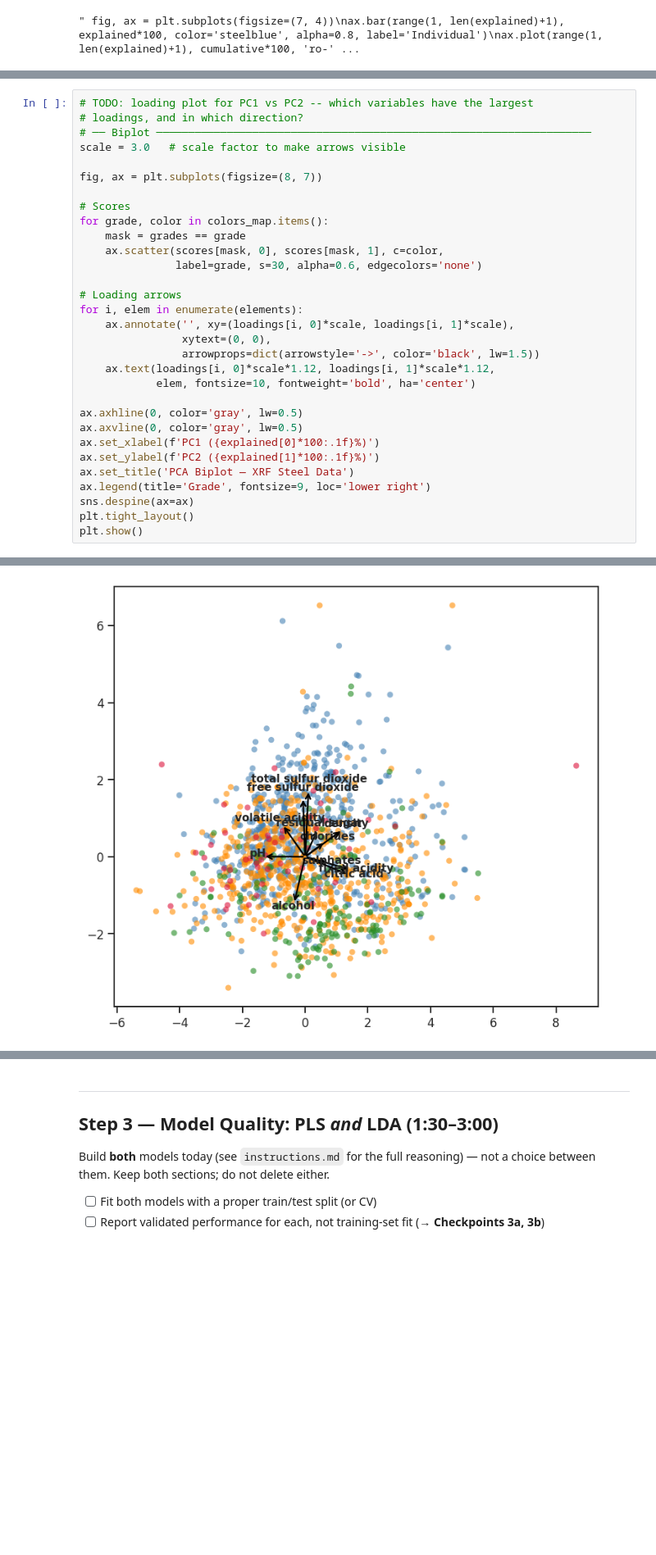
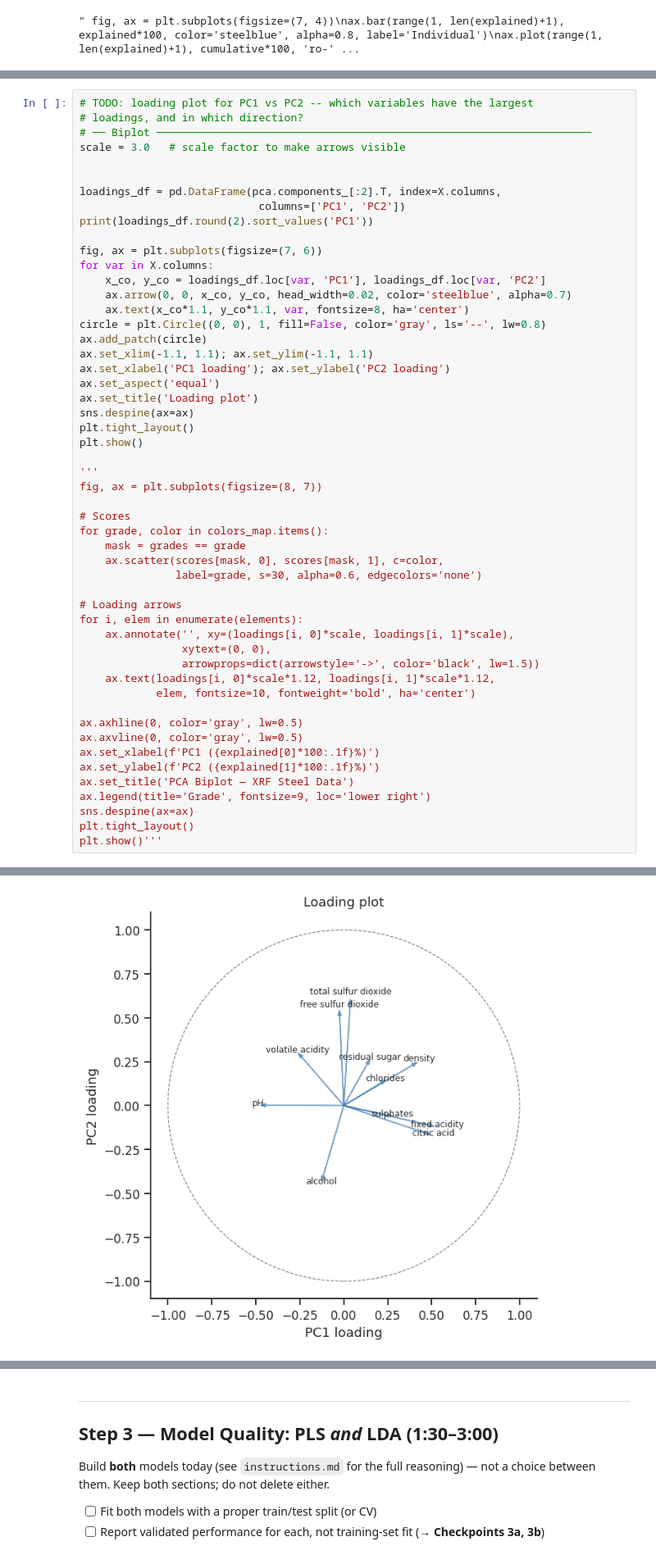
Before and after one commit to fredrik104/1kb570_2026, a Jupyter notebook: Labs/02_modelling_wine_quality/starter_notebook.ipynb, the cells around one changed output, grey strips where cells are left out. Shown at 82% size. Drawn from its saved outputs; the diff is of its cells as text; blank space fills up the shorter version.

```diff
--- a/Labs/02_modelling_wine_quality/starter_notebook.ipynb
+++ b/Labs/02_modelling_wine_quality/starter_notebook.ipynb
@@ -293,6 +293,27 @@ fig.colorbar(s)
 # ── Biplot ────────────────────────────────────────────────────────────────────
 scale = 3.0   # scale factor to make arrows visible
 
+
+loadings_df = pd.DataFrame(pca.components_[:2].T, index=X.columns,
+                            columns=['PC1', 'PC2'])
+print(loadings_df.round(2).sort_values('PC1'))
+
+fig, ax = plt.subplots(figsize=(7, 6))
+for var in X.columns:
+    x_co, y_co = loadings_df.loc[var, 'PC1'], loadings_df.loc[var, 'PC2']
+    ax.arrow(0, 0, x_co, y_co, head_width=0.02, color='steelblue', alpha=0.7)
+    ax.text(x_co*1.1, y_co*1.1, var, fontsize=8, ha='center')
+circle = plt.Circle((0, 0), 1, fill=False, color='gray', ls='--', lw=0.8)
+ax.add_patch(circle)
+ax.set_xlim(-1.1, 1.1); ax.set_ylim(-1.1, 1.1)
+ax.set_xlabel('PC1 loading'); ax.set_ylabel('PC2 loading')
+ax.set_aspect('equal')
+ax.set_title('Loading plot')
+sns.despine(ax=ax)
+plt.tight_layout()
+plt.show()
+
+'''
 fig, ax = plt.subplots(figsize=(8, 7))
 
 # Scores
@@ -317,5 +338,5 @@ ax.set_title('PCA Biplot — XRF Steel Data')
 ax.legend(title='Grade', fontsize=9, loc='lower right')
 sns.despine(ax=ax)
 plt.tight_layout()
-plt.show()
+plt.show()'''
 # %% [output]
@@ -323 +355 @@ IndexError: index 11 is out of bounds for axis 0 with size 11
-[figure, old version]
+[figure, new version]
```
Also changed, not shown: parts of 4 cells of this notebook.
